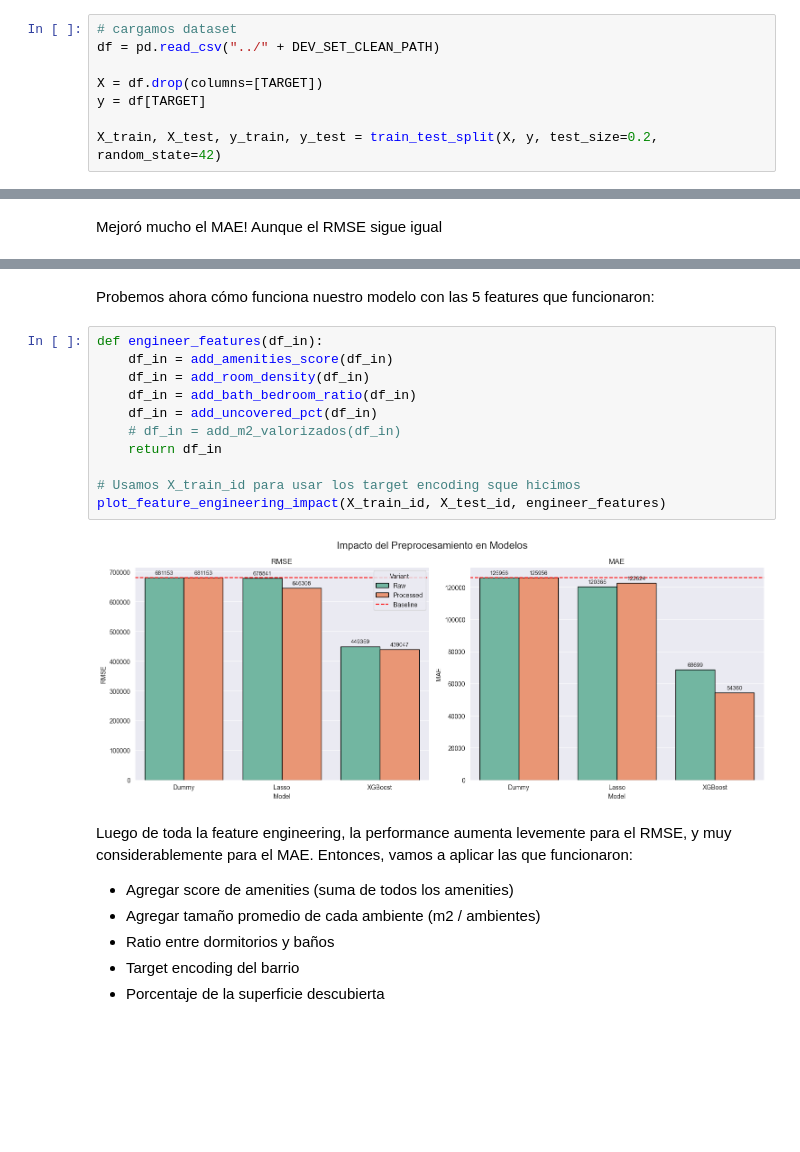
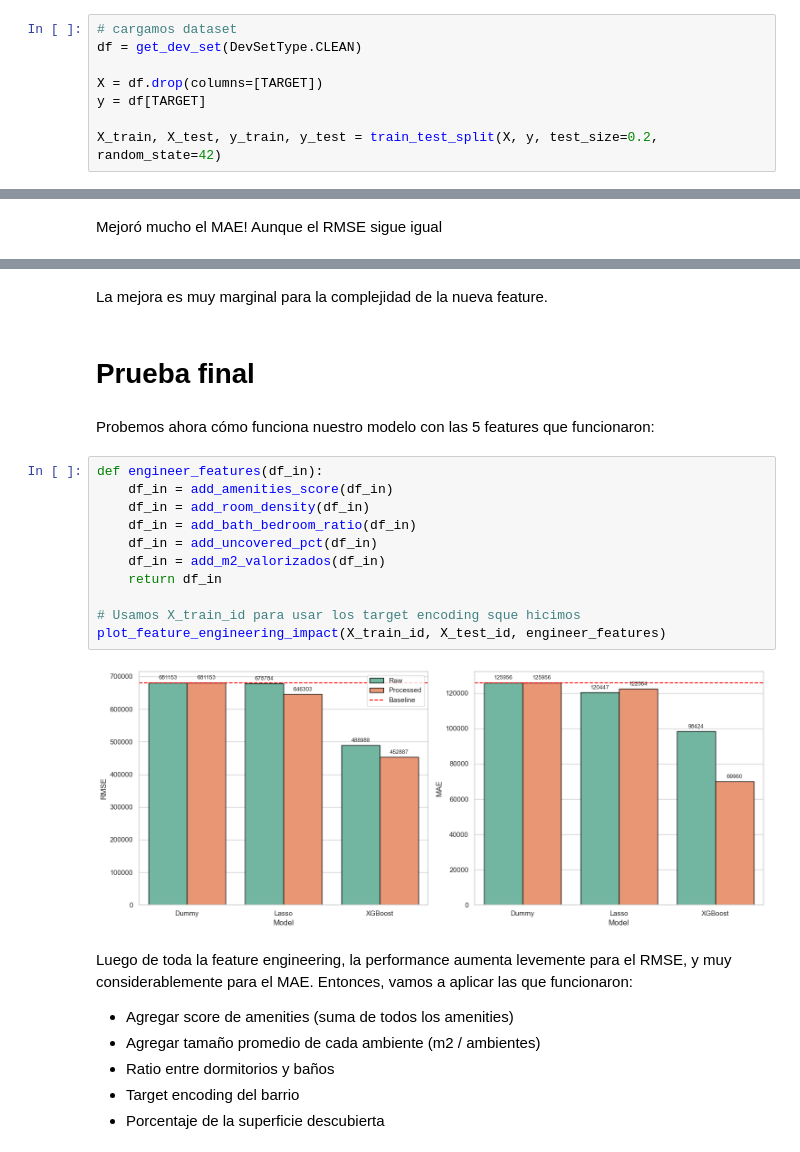
Before and after one commit to gonzabaleta/alquileres, a Jupyter notebook: notebooks/04-feature_engineering.ipynb, the cells around one changed output, grey strips where cells are left out. Saved outputs shown, nothing was run; the diff lists cells and outputs as text; blank space fills up the shorter version.

```diff
--- a/notebooks/04-feature_engineering.ipynb
+++ b/notebooks/04-feature_engineering.ipynb
@@ -26,7 +31,7 @@ models_predictions = {
 }
 # %%
 # cargamos dataset
-df = pd.read_csv("../" + DEV_SET_CLEAN_PATH)
+df = get_dev_set(DevSetType.CLEAN)
 
 X = df.drop(columns=[TARGET])
 y = df[TARGET]
@@ -332,18 +457,22 @@ Mejoró mucho el MAE! Aunque el RMSE sigue igual
+# %% [markdown]
+La mejora es muy marginal para la complejidad de la nueva feature.
+# %% [markdown]
+# Prueba final
 # %% [markdown]
 Probemos ahora cómo funciona nuestro modelo con las 5 features que funcionaron:
 # %%
 def engineer_features(df_in):
     df_in = add_amenities_score(df_in)
     df_in = add_room_density(df_in)
     df_in = add_bath_bedroom_ratio(df_in)
     df_in = add_uncovered_pct(df_in)
-    # df_in = add_m2_valorizados(df_in)
+    df_in = add_m2_valorizados(df_in)
     return df_in
 
 # Usamos X_train_id para usar los target encoding sque hicimos
 plot_feature_engineering_impact(X_train_id, X_test_id, engineer_features)
 # %% [output]
-[figure, old version]
+[figure, new version]
 # %% [markdown]
 Luego de toda la feature engineering, la performance aumenta levemente para el RMSE, y muy considerablemente para el MAE. Entonces, vamos a aplicar las que funcionaron:
 
```
Also changed, not shown: parts of 20 cells of this notebook, 2 other files.
